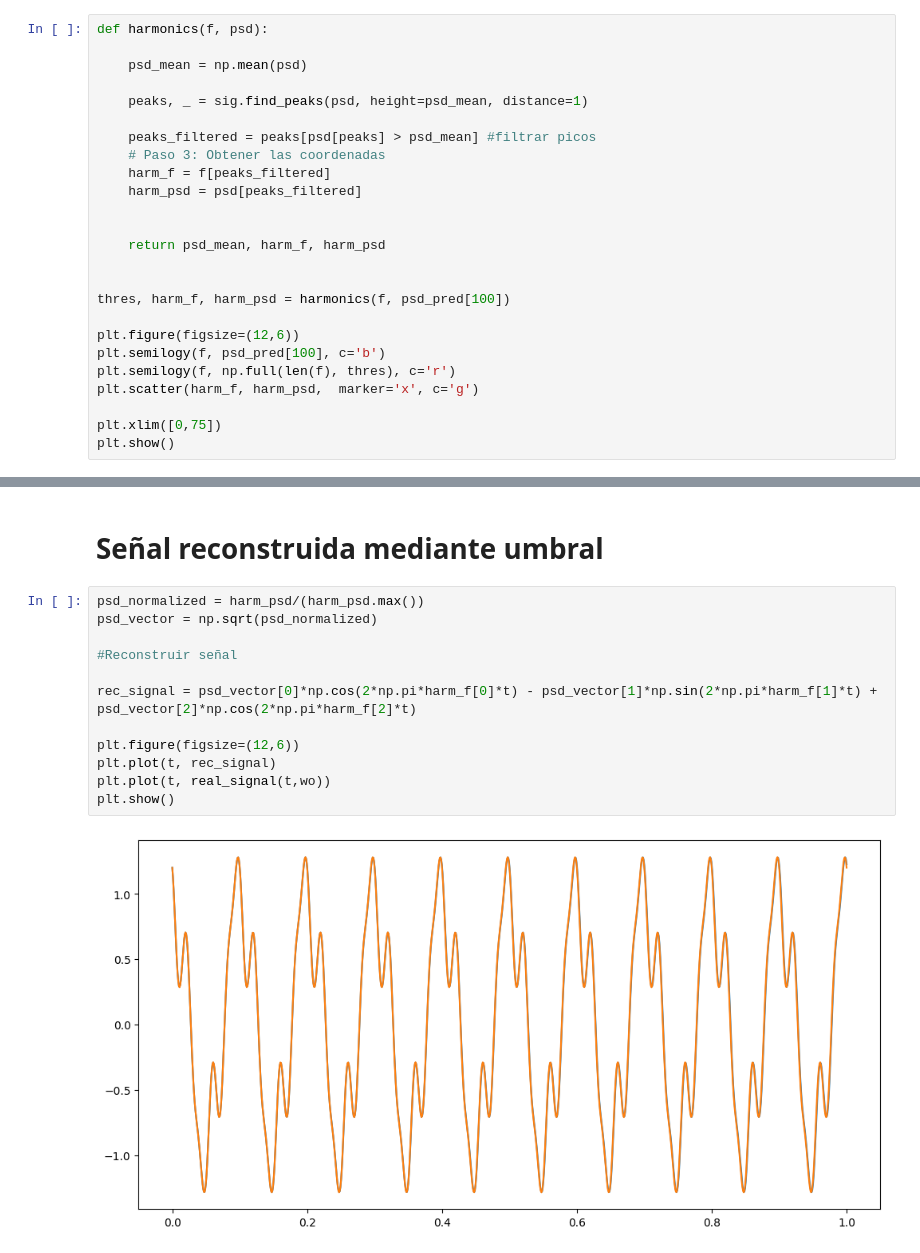
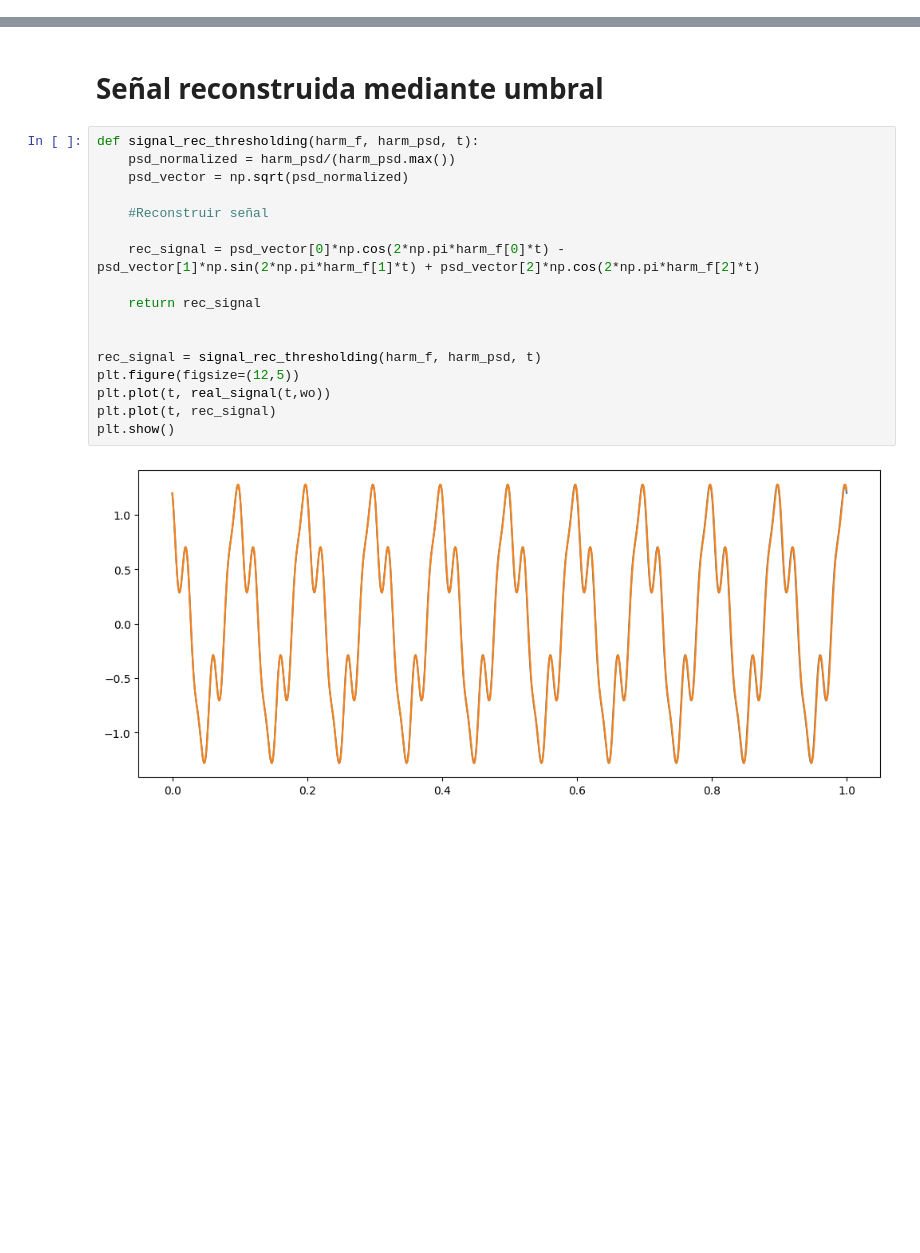
Before and after one commit to dramirezbe/Signal-theory, a Jupyter notebook: Random-signal-analysis/PSD_Estimation.ipynb, the cells around one changed output, grey strips where cells are left out. Saved outputs shown, nothing was run; the diff lists cells and outputs as text; blank space fills up the shorter version.

```diff
--- a/Random-signal-analysis/PSD_Estimation.ipynb
+++ b/Random-signal-analysis/PSD_Estimation.ipynb
@@ -212,25 +272,0 @@ plt.show()"""
-# %%
-def harmonics(f, psd):
-
-    psd_mean = np.mean(psd)
-
-    peaks, _ = sig.find_peaks(psd, height=psd_mean, distance=1)
-
-    peaks_filtered = peaks[psd[peaks] > psd_mean] #filtrar picos
-    # Paso 3: Obtener las coordenadas
-    harm_f = f[peaks_filtered]
-    harm_psd = psd[peaks_filtered]
-
-
-    return psd_mean, harm_f, harm_psd
-
-
-thres, harm_f, harm_psd = harmonics(f, psd_pred[100])
-
-plt.figure(figsize=(12,6))
-plt.semilogy(f, psd_pred[100], c='b')
-plt.semilogy(f, np.full(len(f), thres), c='r')
-plt.scatter(harm_f, harm_psd,  marker='x', c='g')
-
-plt.xlim([0,75])
-plt.show()
@@ -271,17 +367,22 @@ for i in range(n_harm):
 # %% [markdown]
 # Señal reconstruida mediante umbral
 # %%
-psd_normalized = harm_psd/(harm_psd.max())
-psd_vector = np.sqrt(psd_normalized)
+def signal_rec_thresholding(harm_f, harm_psd, t):
+    psd_normalized = harm_psd/(harm_psd.max())
+    psd_vector = np.sqrt(psd_normalized)
 
-#Reconstruir señal
+    #Reconstruir señal
 
-rec_signal = psd_vector[0]*np.cos(2*np.pi*harm_f[0]*t) - psd_vector[1]*np.sin(2*np.pi*harm_f[1]*t) + psd_vector[2]*np.cos(2*np.pi*harm_f[2]*t)
+    rec_signal = psd_vector[0]*np.cos(2*np.pi*harm_f[0]*t) - psd_vector[1]*np.sin(2*np.pi*harm_f[1]*t) + psd_vector[2]*np.cos(2*np.pi*harm_f[2]*t)
 
-plt.figure(figsize=(12,6))
+    return rec_signal
+
+
+rec_signal = signal_rec_thresholding(harm_f, harm_psd, t)
+plt.figure(figsize=(12,5))
+plt.plot(t, real_signal(t,wo))
 plt.plot(t, rec_signal)
-plt.plot(t, real_signal(t,wo))
 plt.show()
 # %% [output]
-[figure, old version]
+[figure, new version]
 # %%
```
Also changed, not shown: parts of 17 cells of this notebook, 3 other files.
